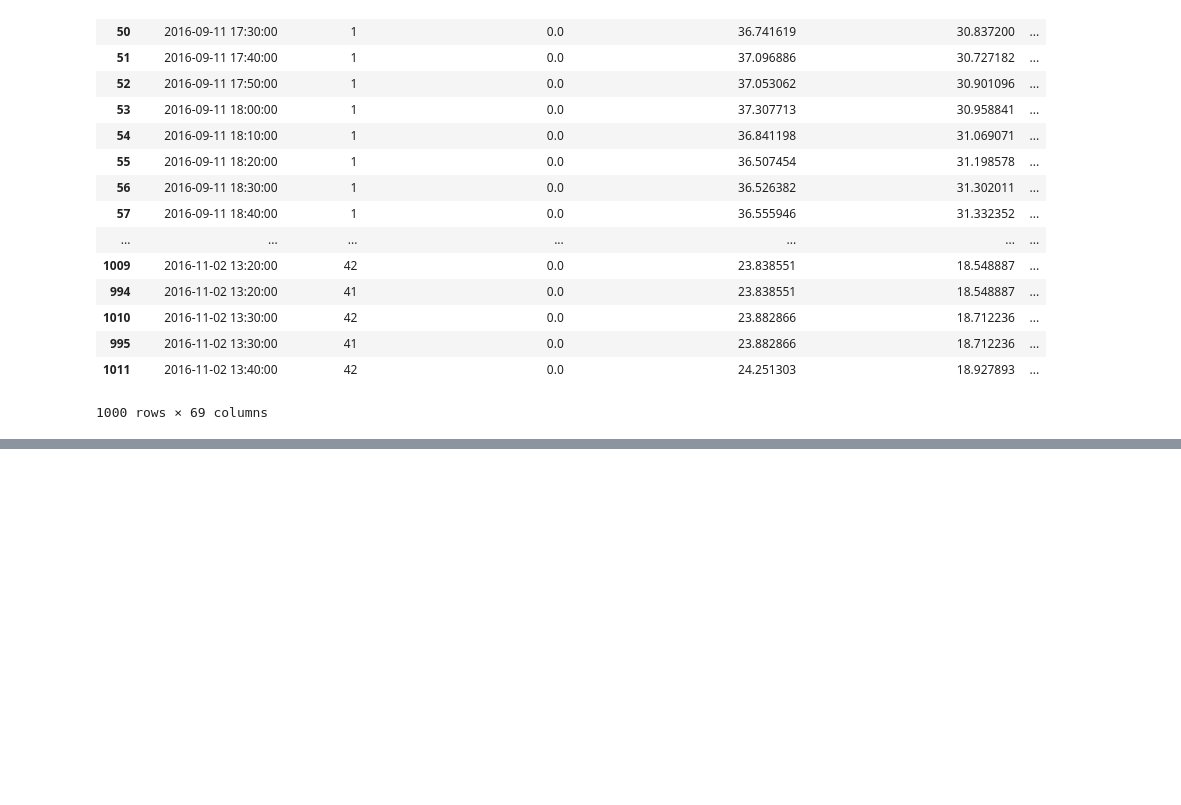
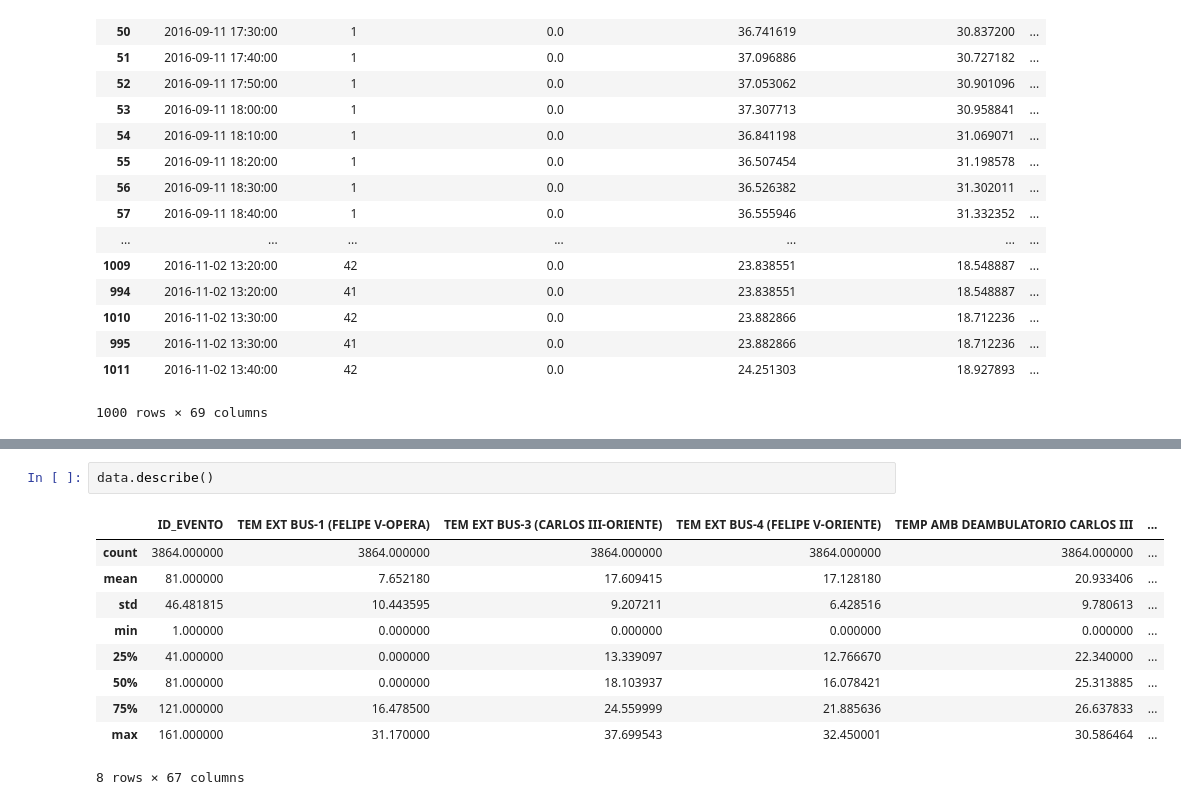
Before and after one commit to douglasag17/ML-SmartBuildings, a Jupyter notebook: PreparacionDeLosDatos/rep.ipynb, the cells around one changed output, grey strips where cells are left out. Drawn from its saved outputs; the diff is of its cells as text; blank space fills up the shorter version.

```diff
--- a/PreparacionDeLosDatos/rep.ipynb
+++ b/PreparacionDeLosDatos/rep.ipynb
@@ -56,0 +71,13 @@ data.head(1000)
+# %%
+data.describe()
+# %% [output]
+|  | ID_EVENTO | TEM EXT BUS-1 (FELIPE V-OPERA) | TEM EXT BUS-3 (CARLOS III-ORIENTE) | TEM EXT BUS-4 (FELIPE V-ORIENTE) | TEMP AMB DEAMBULATORIO CARLOS III | ... |
+| count | 3864.000000 | 3864.000000 | 3864.000000 | 3864.000000 | 3864.000000 | ... |
+| mean | 81.000000 | 7.652180 | 17.609415 | 17.128180 | 20.933406 | ... |
+| std | 46.481815 | 10.443595 | 9.207211 | 6.428516 | 9.780613 | ... |
+| min | 1.000000 | 0.000000 | 0.000000 | 0.000000 | 0.000000 | ... |
+| 25% | 41.000000 | 0.000000 | 13.339097 | 12.766670 | 22.340000 | ... |
+| 50% | 81.000000 | 0.000000 | 18.103937 | 16.078421 | 25.313885 | ... |
+| 75% | 121.000000 | 16.478500 | 24.559999 | 21.885636 | 26.637833 | ... |
+| max | 161.000000 | 31.170000 | 37.699543 | 32.450001 | 30.586464 | ... |
+8 rows × 67 columns
```
Also changed, not shown: parts of 2 cells of this notebook, 1 other file.
